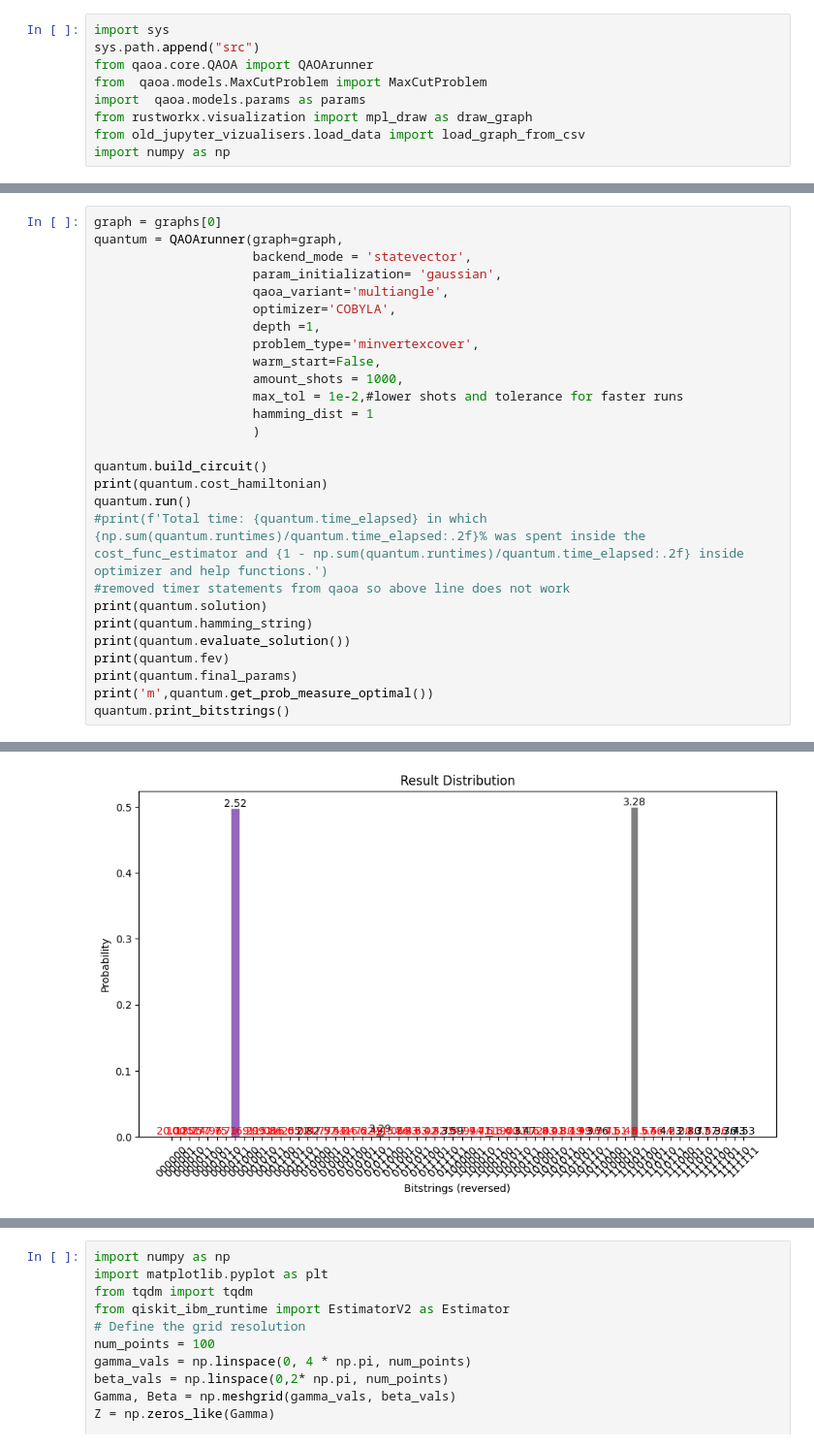
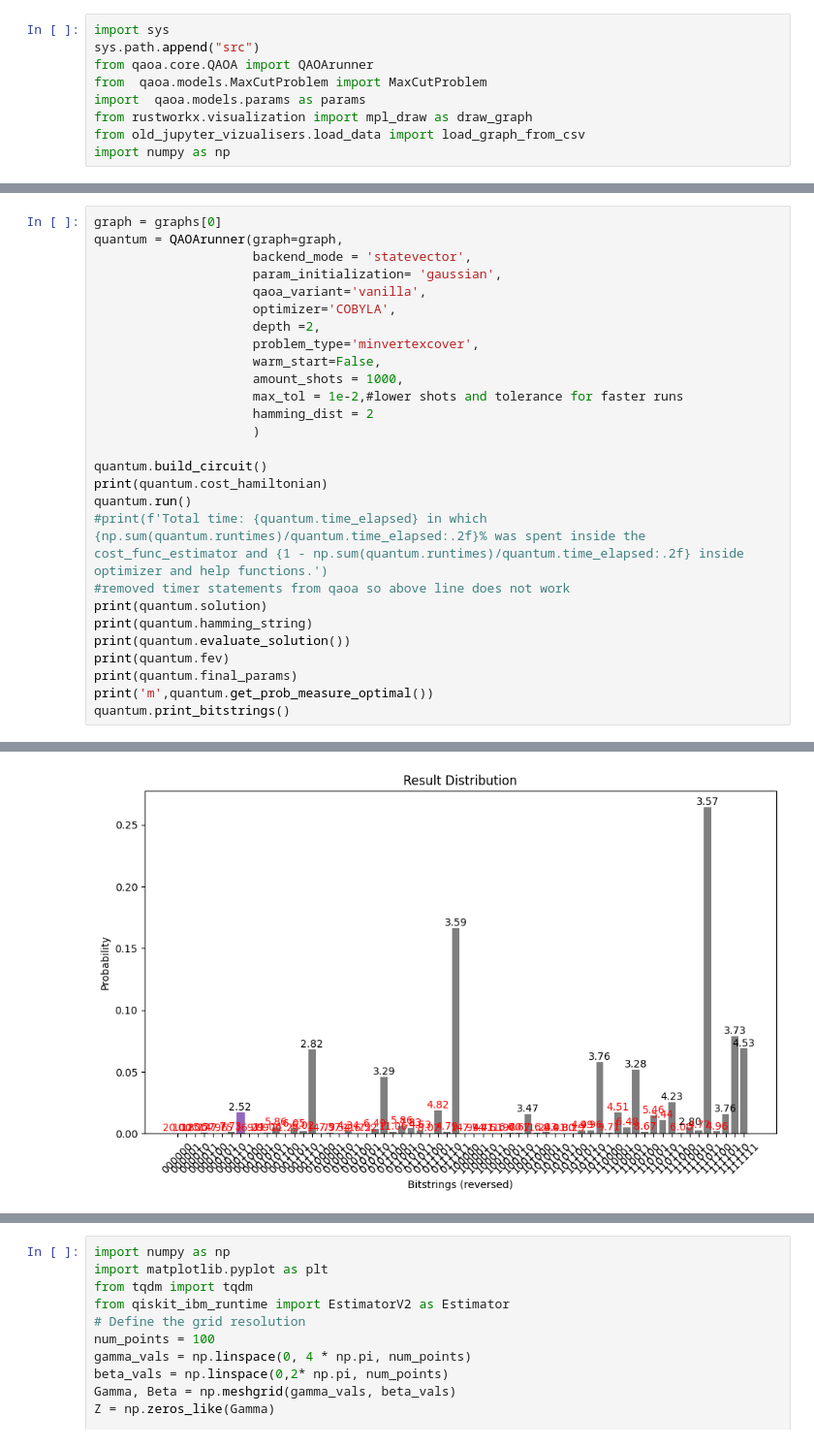
Before and after one commit to Smeidir/QAOA, a Jupyter notebook: tests.ipynb, the cells around one changed output, grey strips where cells are left out. Shown at 97% size. Saved outputs shown, nothing was run; the diff lists cells and outputs as text.

```diff
--- a/tests.ipynb
+++ b/tests.ipynb
@@ -83,14 +83,14 @@ graph = graphs[0]
 quantum = QAOArunner(graph=graph,
                      backend_mode = 'statevector',
                      param_initialization= 'gaussian',
-                     qaoa_variant='multiangle',
+                     qaoa_variant='vanilla',
                      optimizer='COBYLA',
-                     depth =1,
+                     depth =2,
                      problem_type='minvertexcover',
                      warm_start=False,
                      amount_shots = 1000,
                      max_tol = 1e-2,#lower shots and tolerance for faster runs
-                     hamming_dist = 1
+                     hamming_dist = 2
                      )
 
 quantum.build_circuit()
@@ -124 +120 @@ m 0.49635061483166953
-[figure, old version]
+[figure, new version]
```
Also changed, not shown: parts of 7 cells of this notebook, 5 other files.
